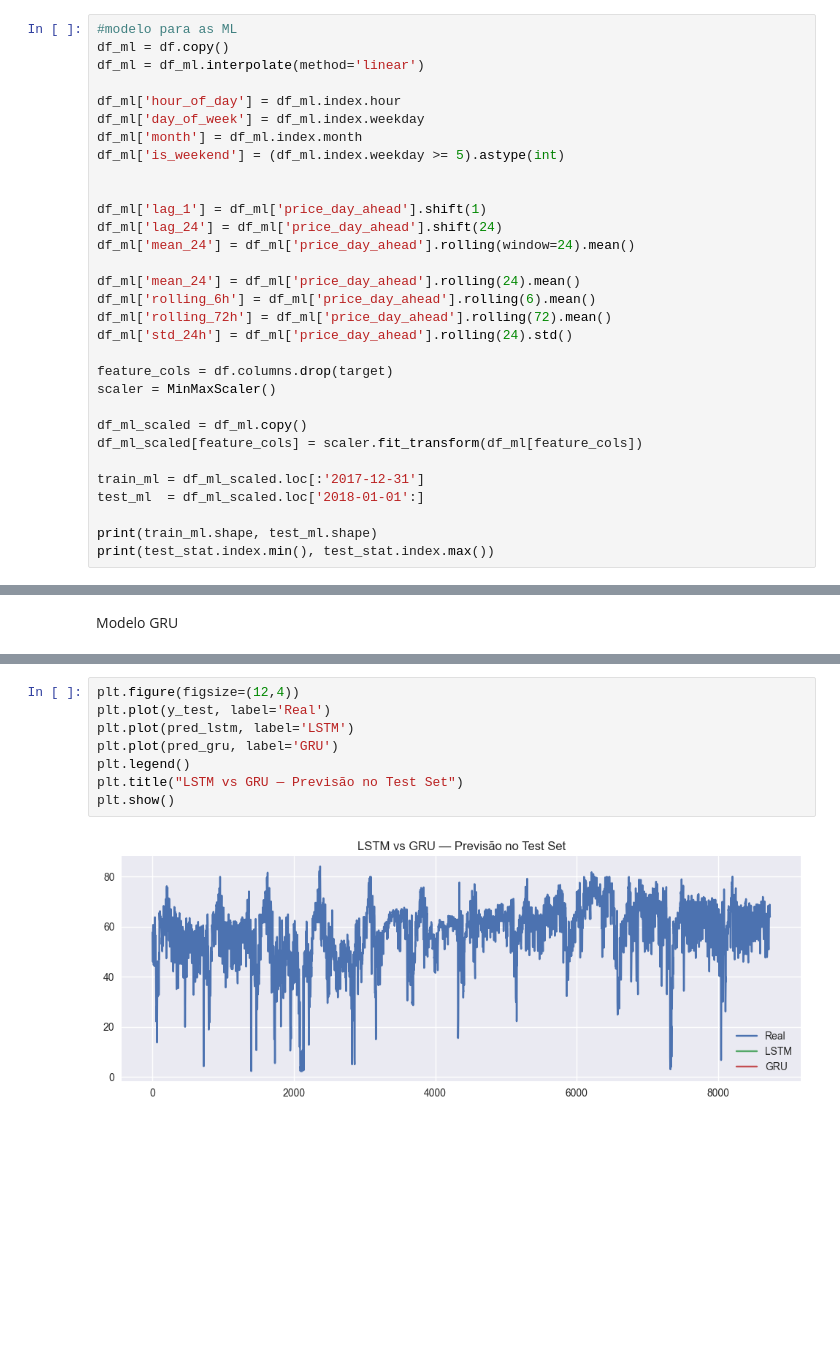
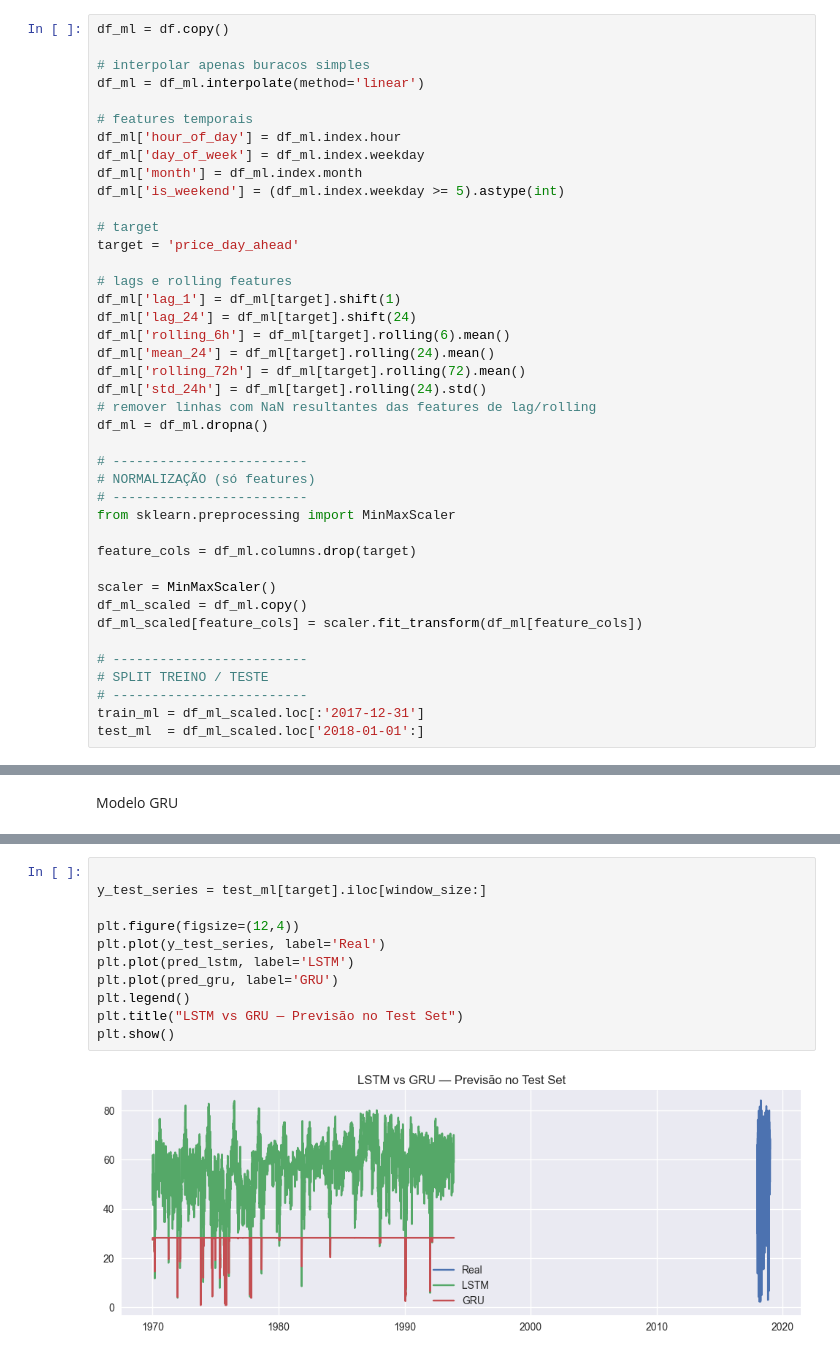
Before and after one commit to 1211882/MINDD_TP2_2025, a Jupyter notebook: project.ipynb, the cells around one changed output, grey strips where cells are left out. Saved outputs shown, nothing was run; the diff lists cells and outputs as text; blank space fills up the shorter version.

```diff
--- a/project.ipynb
+++ b/project.ipynb
@@ -448,33 +448,43 @@ print(train_stat.index.min(), train_stat.index.max())
 (26305, 20) (8759, 20)
 2014-12-31 23:00:00 2017-12-31 23:00:00
 # %%
-#modelo para as ML
 df_ml = df.copy()
+
+# interpolar apenas buracos simples
 df_ml = df_ml.interpolate(method='linear')
 
+# features temporais
 df_ml['hour_of_day'] = df_ml.index.hour
 df_ml['day_of_week'] = df_ml.index.weekday
 df_ml['month'] = df_ml.index.month
 df_ml['is_weekend'] = (df_ml.index.weekday >= 5).astype(int)
 
+# target
+target = 'price_day_ahead'
 
-df_ml['lag_1'] = df_ml['price_day_ahead'].shift(1)
-df_ml['lag_24'] = df_ml['price_day_ahead'].shift(24)
-df_ml['mean_24'] = df_ml['price_day_ahead'].rolling(window=24).mean()
+# lags e rolling features
+df_ml['lag_1'] = df_ml[target].shift(1)
+df_ml['lag_24'] = df_ml[target].shift(24)
+df_ml['rolling_6h'] = df_ml[target].rolling(6).mean()
+df_ml['mean_24'] = df_ml[target].rolling(24).mean()
+df_ml['rolling_72h'] = df_ml[target].rolling(72).mean()
+df_ml['std_24h'] = df_ml[target].rolling(24).std()
+# remover linhas com NaN resultantes das features de lag/rolling
+df_ml = df_ml.dropna()
 
-df_ml['mean_24'] = df_ml['price_day_ahead'].rolling(24).mean()
-df_ml['rolling_6h'] = df_ml['price_day_ahead'].rolling(6).mean()
-df_ml['rolling_72h'] = df_ml['price_day_ahead'].rolling(72).mean()
-df_ml['std_24h'] = df_ml['price_day_ahead'].rolling(24).std()
+# -------------------------
+# NORMALIZAÇÃO (só features)
+# -------------------------
+from sklearn.preprocessing import MinMaxScaler
 
-feature_cols = df.columns.drop(target)
+feature_cols = df_ml.columns.drop(target)
+
 scaler = MinMaxScaler()
-
 df_ml_scaled = df_ml.copy()
 df_ml_scaled[feature_cols] = scaler.fit_transform(df_ml[feature_cols])
 
+# -------------------------
+# SPLIT TREINO / TESTE
+# -------------------------
 train_ml = df_ml_scaled.loc[:'2017-12-31']
 test_ml  = df_ml_scaled.loc['2018-01-01':]
-
-print(train_ml.shape, test_ml.shape)
-print(test_stat.index.min(), test_stat.index.max())
@@ -891,11 +911,14 @@ pred_gru = model_gru.predict(X_test).flatten()
 # %%
+
+y_test_series = test_ml[target].iloc[window_size:]
+
 plt.figure(figsize=(12,4))
-plt.plot(y_test, label='Real')
+plt.plot(y_test_series, label='Real')
 plt.plot(pred_lstm, label='LSTM')
 plt.plot(pred_gru, label='GRU')
 plt.legend()
 plt.title("LSTM vs GRU — Previsão no Test Set")
 plt.show()
 # %% [output]
-[figure, old version]
+[figure, new version]
 # %%
```
Also changed, not shown: parts of 16 cells of this notebook, 1 other file.
